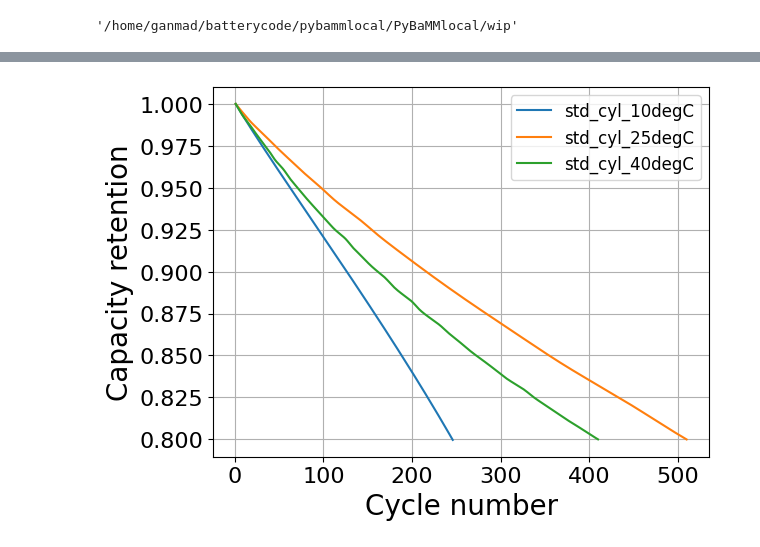
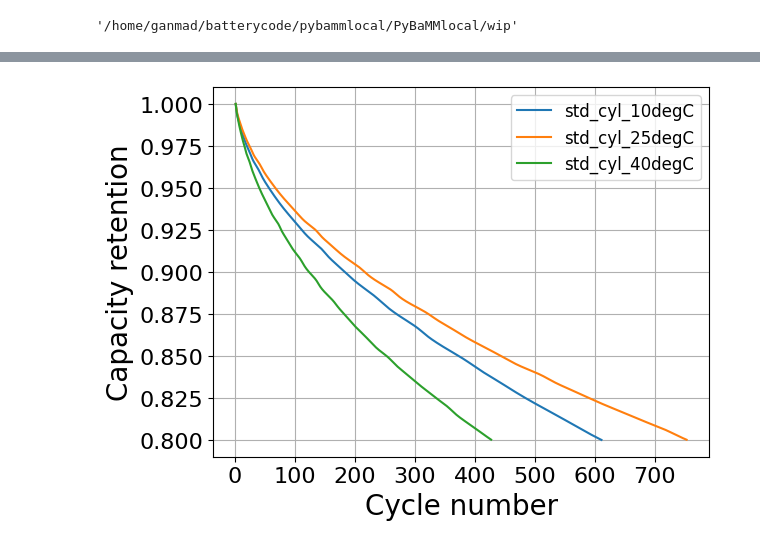
Before and after one commit to ganmadche/PyBaMMlocal, a Jupyter notebook: wip/rev1_paperKneedfn2026_figGen.ipynb, the cells around one changed output, grey strips where cells are left out. Drawn from its saved outputs; the diff is of its cells as text; code cells hidden in the pictures.

Commit message:
used partial plating reparameters

```diff
--- a/wip/rev1_paperKneedfn2026_figGen.ipynb
+++ b/wip/rev1_paperKneedfn2026_figGen.ipynb
@@ -10,10 +10,7 @@ from pybamm import Scalar
 current_directory = os.getcwd()
 
 parameter_values = pybamm.ParameterValues("OKane2022") # "lithium plating": "partially reversible",
-options = {"thermal": "lumped","lithium plating": "irreversible","SEI":"ec reaction limited", "SEI film resistance":"average", "SEI porosity change": "true","loss of active material": "stress-driven","particle mechanics":"swelling only"} #"lithium plating": "irreversible",
-
-
-# pybamm.set_logging_level("DEBUG")
+options = {"thermal": "lumped","lithium plating": "partially reversible","SEI":"ec reaction limited", "SEI film resistance":"average", "SEI porosity change": "true","loss of active material": "stress-driven","particle mechanics":"swelling only"} #"lithium plating": "irreversible",
 # %%
 model = pybamm.lithium_ion.SPM(options=options) #DFN or SPM
 # %%
@@ -73,7 +72,7 @@ experiment0 = pybamm.Experiment(
             "Rest for 20 min (1 minute period)",
         )
     ]
-    * 1000,
+    * 2000,
     termination= "80% capacity"
 )
 # %%
@@ -81,26 +80,21 @@ from itertools import product
 
 
 temp_list = [10, 25, 40] #25,
-crate_list = [0.33] #,[0.1,0.3, 1]
-soc_list = [100] #,[10, 60, 100]
-dod_list = [90] #60, 70,[50, 70, 90]
 
-all_cases = list(product(temp_list, crate_list, soc_list, dod_list))
 
-df = pd.DataFrame(all_cases,columns = ["Temperature", "C_rate", "SoC", "DoD"])
+all_cases = list(product(temp_list))
+
+df = pd.DataFrame(all_cases,columns = ["Temperature"])
 df.insert(0, "Case", range(1, len(df)+1))
-df.to_csv(f"{current_directory}/rev1LinkingPaper2026/stdCyclingStudies/Cases_tuning_std_cycle_500.csv", index=False)
+df.to_csv(f"{current_directory}/rev1LinkingPaper2026/stdCyclingStudies/Cases_std_cycle_500.csv", index=False)
 # %%
 
 safe_solver = pybamm.IDAKLUSolver(options={"dt_max": 50, "max_error_test_failures": 20,"max_convergence_failures": 200,}) #options={"dt_max": 10}) #mode="safe", ,  dt_max= dt_max options={"dt_max": 5}
-# var_pts={"x_n": 30, "r_n": 30} #mode="safe", ,  dt_max= dt_max, return_solution_if_failed_early=True, dt_max= 5.0,root_tol=1e-3, rtol=1e-3, on_failure = "ignore",
-#safe_solver = pybamm.CasadiSolver()
-for n in range(3): #range(len(df)): #range(1):#range(1):#
+
+for n in range(3): #range(len(df)):
     tempC_case = df["Temperature"][n]
     simcase = df["Case"][n]
-    dod_case = df["DoD"][n]*0.01
-    soc_case = df["SoC"][n]*0.01
-    crate = df["C_rate"][n]
+
 
     parameter_values.update({"Ambient temperature [K]": 273.15 + tempC_case,
                             "Initial temperature [K]": 273.15 + tempC_case})
@@ -130,9 +124,9 @@ for n in range(3): #range(len(df)): #range(1):#range(1):#
     df2["Qside"] = Qside
 
 
-    df2.to_csv(f"{current_directory}/rev1LinkingPaper2026/stdCyclingStudies/test_DFN_tune_Case{simcase}_{tempC_case}degC_std_cycle_500.csv")
+    df2.to_csv(f"{current_directory}/rev1LinkingPaper2026/stdCyclingStudies/rev1_Case{simcase}_{tempC_case}degC_std_cycle_500_DFN.csv")
 
-    plt.plot(cycle1,Q1/Q1[0], label =f"std_cyl_{tempC_case}degC")  #_{crate}C_{int(soc_case*100)}SoC_{int(dod_case*100)}DoD_{cycles_per_day}cycle")
+    plt.plot(cycle1,Q1/Q1[0], label =f"std_cyl_{tempC_case}degC")
     plt.legend(fontsize=12)
 
 plt.xlabel("Cycle number", fontsize =20)
@@ -148,2 +142,2 @@ Took 8.545 s
-[figure, old version]
+[figure, new version]
 # %%
```
Also changed, not shown: parts of 18 cells of this notebook.
